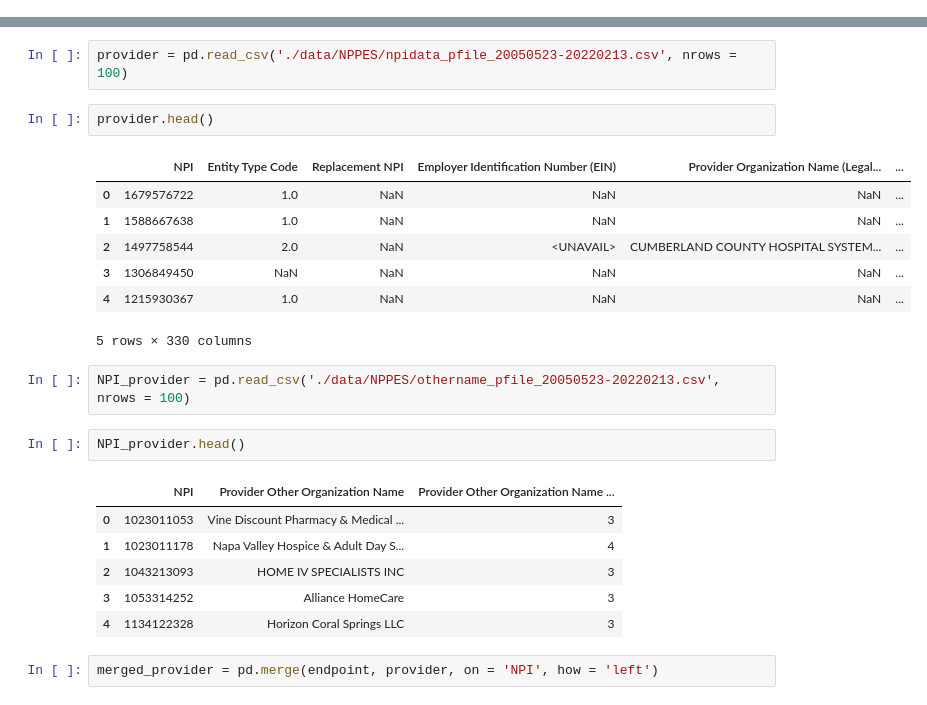
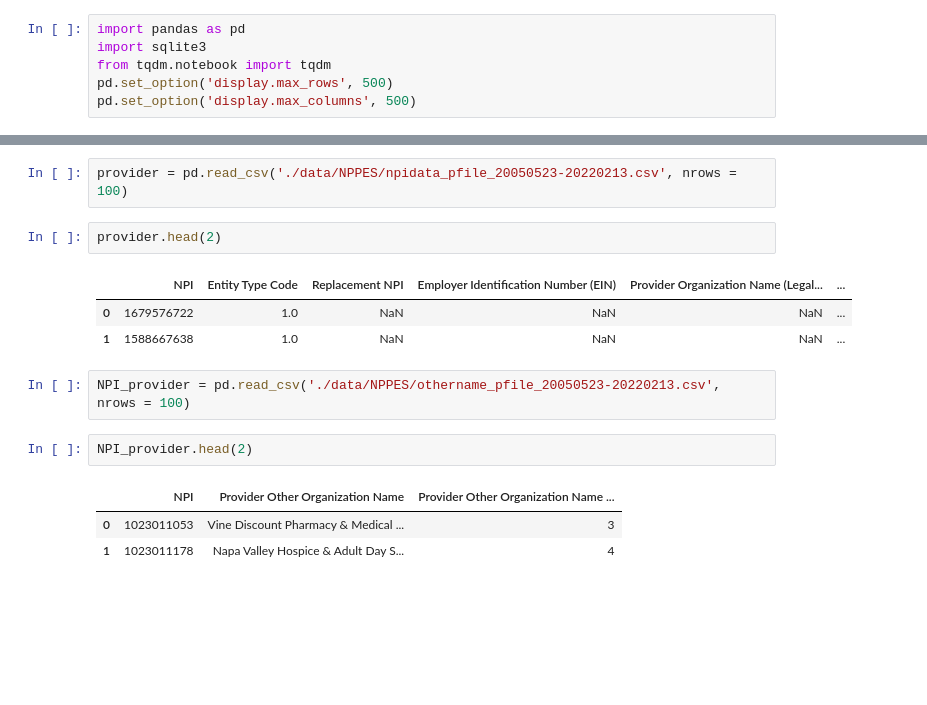
Before and after one commit to nss-data-science-cohort-5/hop_team-lincoln-lagers, a Jupyter notebook: hop.ipynb, the cells around one changed output, grey strips where cells are left out. Cells and saved outputs as stored; diff of their text form; blank space fills up the shorter version.

```diff
--- a/hop.ipynb
+++ b/hop.ipynb
@@ -3,3 +1,9 @@ import pandas as pd
+# %%
+import pandas as pd
+import sqlite3
+from tqdm.notebook import tqdm
+pd.set_option('display.max_rows', 500)
+pd.set_option('display.max_columns', 500)
 # %%
 DocGraph = pd.read_csv('./data/DocGraph/DocGraph_Hop_Teaming_2018.csv', nrows = 100)
 # %%
@@ -25,25 +23,16 @@ endpoint.head()
 # %%
 provider = pd.read_csv('./data/NPPES/npidata_pfile_20050523-20220213.csv', nrows = 100)
 # %%
-provider.head()
+provider.head(2)
 # %% [output]
 |  | NPI | Entity Type Code | Replacement NPI | Employer Identification Number (EIN) | Provider Organization Name (Legal... | ... |
 | 0 | 1679576722 | 1.0 | NaN | NaN | NaN | ... |
 | 1 | 1588667638 | 1.0 | NaN | NaN | NaN | ... |
-| 2 | 1497758544 | 2.0 | NaN | <UNAVAIL> | CUMBERLAND COUNTY HOSPITAL SYSTEM... | ... |
-| 3 | 1306849450 | NaN | NaN | NaN | NaN | ... |
-| 4 | 1215930367 | 1.0 | NaN | NaN | NaN | ... |
-5 rows × 330 columns
 # %%
 NPI_provider = pd.read_csv('./data/NPPES/othername_pfile_20050523-20220213.csv', nrows = 100)
 # %%
-NPI_provider.head()
+NPI_provider.head(2)
 # %% [output]
 |  | NPI | Provider Other Organization Name | Provider Other Organization Name ... |
 | 0 | 1023011053 | Vine Discount Pharmacy & Medical ... | 3 |
 | 1 | 1023011178 | Napa Valley Hospice & Adult Day S... | 4 |
-| 2 | 1043213093 | HOME IV SPECIALISTS INC | 3 |
-| 3 | 1053314252 | Alliance HomeCare | 3 |
-| 4 | 1134122328 | Horizon Coral Springs LLC | 3 |
-# %%
-merged_provider = pd.merge(endpoint, provider, on = 'NPI', how = 'left')
```
Also changed, not shown: parts of 5 cells of this notebook.
